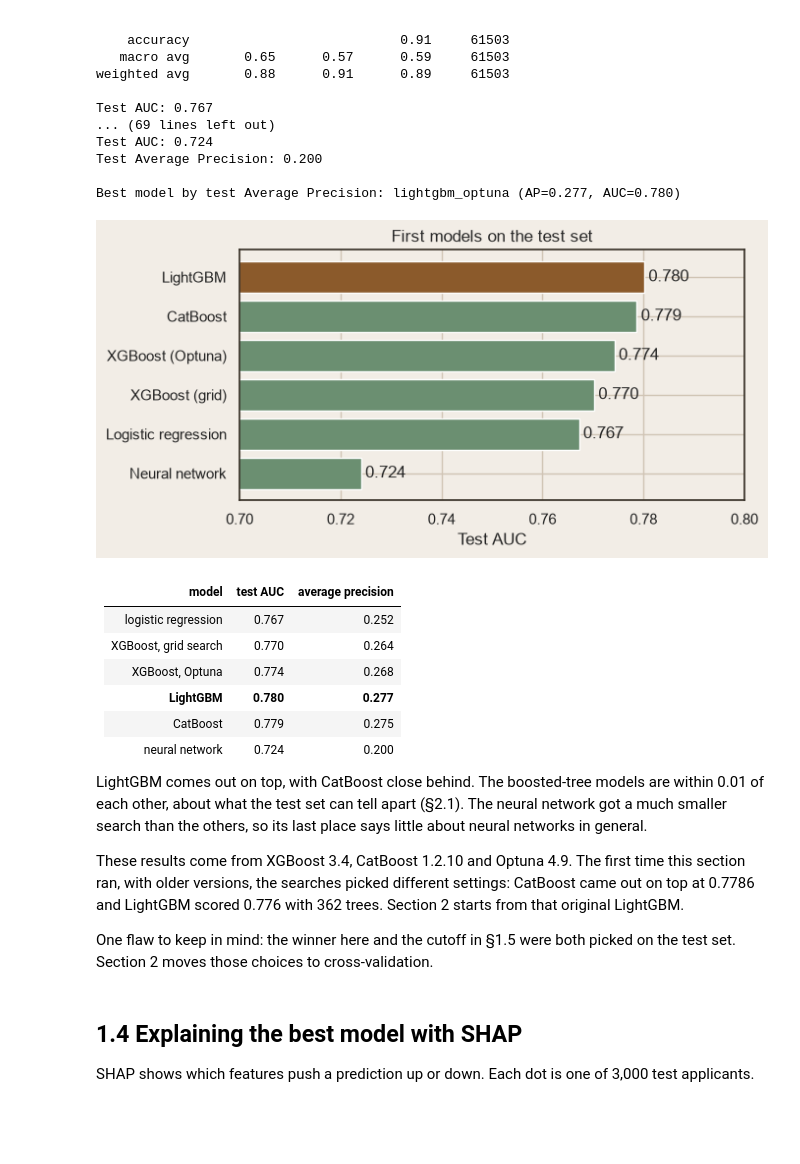
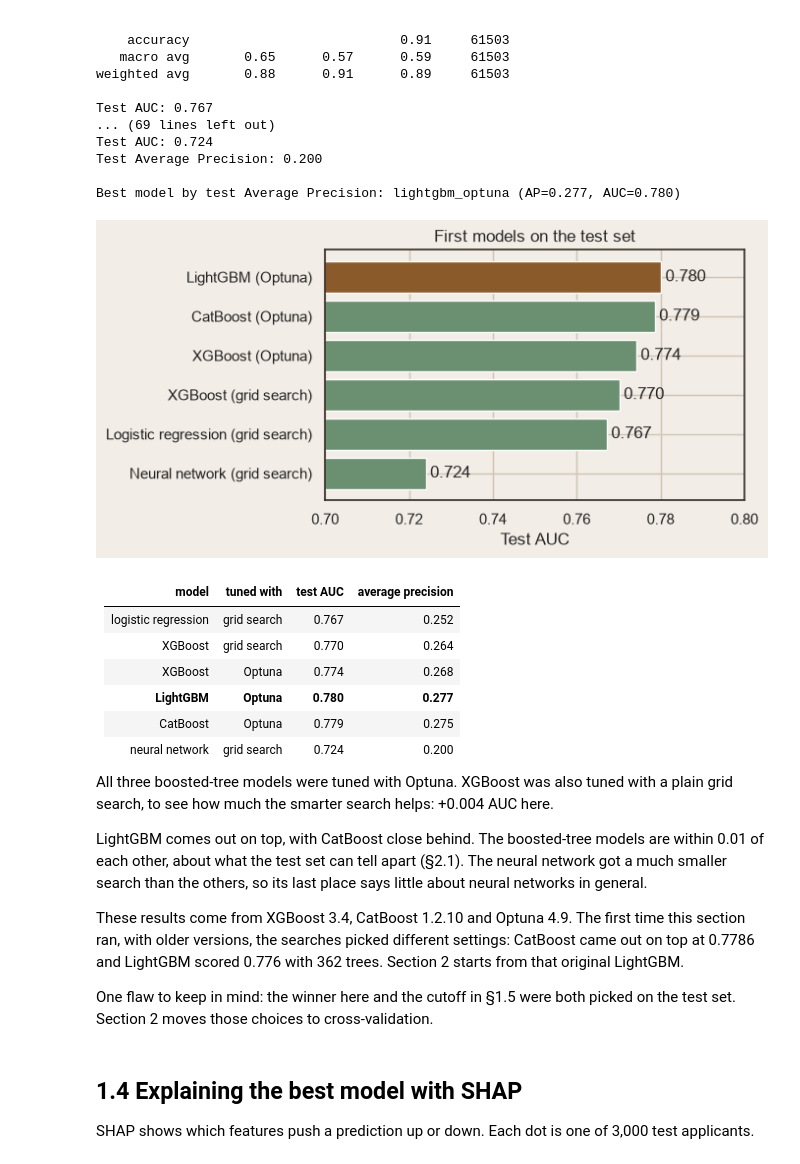
Before and after one commit to samstrc/Honors-Project, a Jupyter notebook: modeling/02_research.ipynb, the cells around one changed output. Cells and saved outputs as stored; diff of their text form; code cells hidden in the pictures; blank space fills up the shorter version.

Commit message:
Label every first model with how it was tuned

```diff
--- a/modeling/02_research.ipynb
+++ b/modeling/02_research.ipynb
@@ -352,31 +352,36 @@ Test Average Precision: 0.200
 
 Best model by test Average Precision: lightgbm_optuna (AP=0.277, AUC=0.780)
 # %%
-# Test AUC of each first model, highest at the top
-LABELS = {"catboost_optuna": "CatBoost", "lightgbm_optuna": "LightGBM",
-          "xgboost_optuna": "XGBoost (Optuna)", "xgboost_gridsearch": "XGBoost (grid)",
-          "logistic_regression": "Logistic regression", "neural_net": "Neural network"}
+# Test AUC of each first model, highest at the top. Each label says how the model was tuned;
+# XGBoost was tuned both ways, to compare the two searches.
+LABELS = {"catboost_optuna": "CatBoost (Optuna)", "lightgbm_optuna": "LightGBM (Optuna)",
+          "xgboost_optuna": "XGBoost (Optuna)", "xgboost_gridsearch": "XGBoost (grid search)",
+          "logistic_regression": "Logistic regression (grid search)",
+          "neural_net": "Neural network (grid search)"}
 first = pd.Series({LABELS[name]: r["auc"] for name, r in results.items()}).sort_values()
 
 fig, ax = plt.subplots(figsize=(7, 3.6))
 bars = ax.barh(first.index, first.values,
                color=[earth_palette[1] if name == first.idxmax() else earth_palette[0] for name in first.index])
 ax.bar_label(bars, fmt="%.3f", padding=3)
 ax.set(xlim=(0.70, 0.80), xlabel="Test AUC", title="First models on the test set")
 plt.tight_layout()
 plt.savefig(f"{FIGURES}/first_models.png", dpi=200, bbox_inches="tight")
 plt.show()
 # %% [output]
-[figure, old version]
+[figure, new version]
 # %% [markdown]
-| model | test AUC | average precision |
-|---|---|---|
-| logistic regression | 0.767 | 0.252 |
-| XGBoost, grid search | 0.770 | 0.264 |
-| XGBoost, Optuna | 0.774 | 0.268 |
-| **LightGBM** | **0.780** | **0.277** |
-| CatBoost | 0.779 | 0.275 |
-| neural network | 0.724 | 0.200 |
+| model | tuned with | test AUC | average precision |
+|---|---|---|---|
+| logistic regression | grid search | 0.767 | 0.252 |
+| XGBoost | grid search | 0.770 | 0.264 |
+| XGBoost | Optuna | 0.774 | 0.268 |
+| **LightGBM** | **Optuna** | **0.780** | **0.277** |
+| CatBoost | Optuna | 0.779 | 0.275 |
+| neural network | grid search | 0.724 | 0.200 |
+
+All three boosted-tree models were tuned with Optuna. XGBoost was also tuned with a plain
+grid search, to see how much the smarter search helps: +0.004 AUC here.
 
 LightGBM comes out on top, with CatBoost close behind. The boosted-tree models are within
 0.01 of each other, about what the test set can tell apart (§2.1). The neural network got a
```
Also changed, not shown: parts of 6 cells of this notebook, 1 other file.
